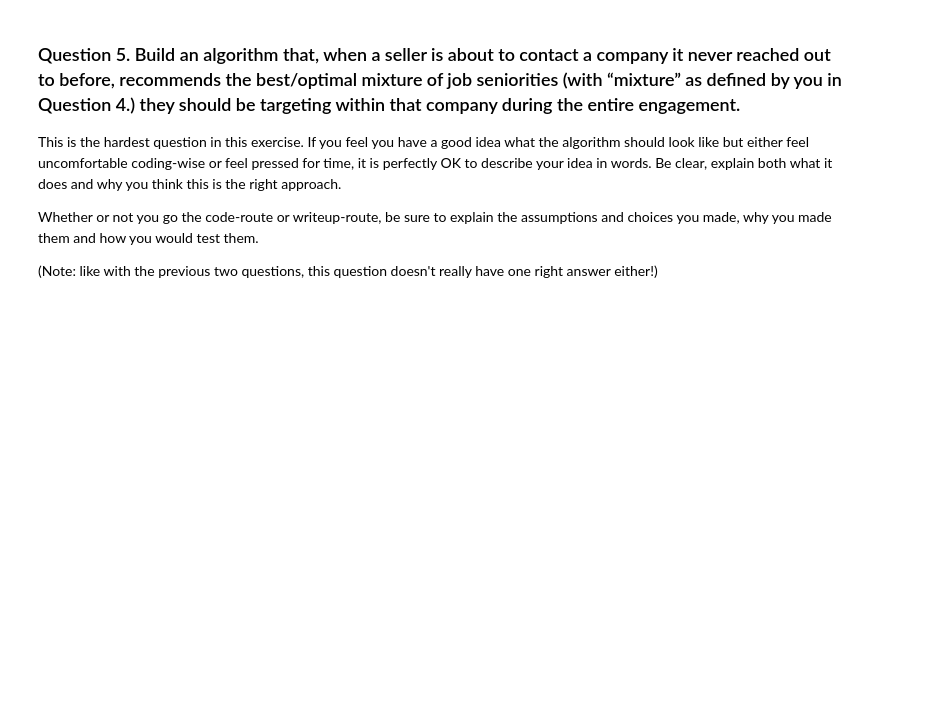
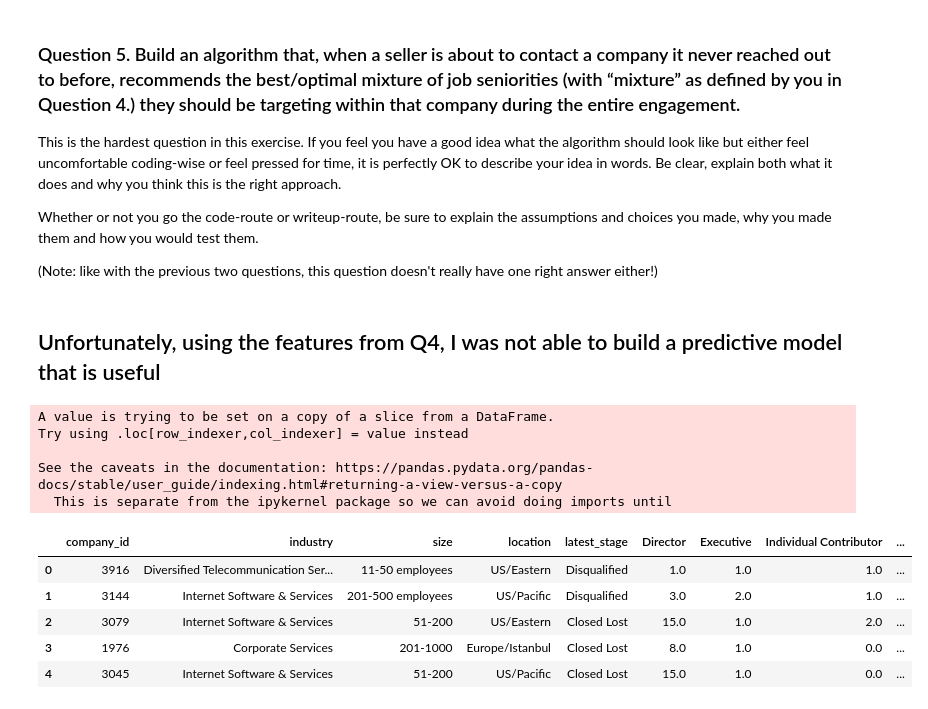
Before and after one commit to utcsox/DataScienceProjects, a Jupyter notebook: notebooks/exercise.ipynb, the cells around one changed output. Cells and saved outputs as stored; diff of their text form; code cells hidden in the pictures; blank space fills up the shorter version.

Commit message:
add latest notebook for

```diff
--- a/notebooks/exercise.ipynb
+++ b/notebooks/exercise.ipynb
@@ -106,0 +137,6 @@ Keep in mind that you get to decide what “mixture” means, so do begin your a
+# %%
+companies_seniority = touches_completed_persons_companies_opportunities[["person_id", "company_id", "job_seniority", "industry", "size", "location", "latest_stage"]]
+companies_seniority.drop_duplicates(inplace=True)
+companies_seniority = companies_seniority.groupby(['company_id', 'job_seniority']).count().reset_index()
+companies_seniority = companies_seniority[['company_id', 'job_seniority', 'person_id']]
+companies_seniority.head(5)
@@ -106,0 +153,20 @@ Keep in mind that you get to decide what “mixture” means, so do begin your a
+# %%
+# Convert it to a Dataframe that each row represent a company_id
+output = pd.DataFrame()
+
+for idx, group in companies_seniority.groupby('company_id'):
+    tmp_df = pd.DataFrame()
+    tmp_dict= {}
+    tmp = group.iloc[:, 1:]
+    tmp.rename(columns={"person_id": "counts"}, inplace=True)
+    for j in range(len(tmp)):
+        tmp_dict[tmp.iloc[j].values[0]] = tmp.iloc[j].values[1]
+
+
+    tmp2 = pd.DataFrame.from_dict(tmp_dict, orient='index').T
+    tmp2['company_id'] = idx
+    output = pd.concat([output, tmp2])
+
+
+output.fillna(0, inplace=True)
+output.head()
@@ -106,0 +180,3 @@ Keep in mind that you get to decide what “mixture” means, so do begin your a
+# %%
+q4_tmp = touches_completed_persons_companies_opportunities[['company_id', 'industry', 'size', 'location', 'latest_stage']]
+q4_tmp.drop_duplicates(inplace=True)
@@ -106,0 +187,4 @@ Keep in mind that you get to decide what “mixture” means, so do begin your a
+# %%
+# Mixture of job seniorities of people that a seller will touch for a deal was successfully signed
+q4 = pd.merge(q4_tmp, output, left_on = 'company_id', right_on ='company_id')
+q4[q4['latest_stage'] == 'Closed Won'].mean(axis=0)
@@ -112,3 +277,22 @@ This is the hardest question in this exercise. If you feel you have a good idea
 Whether or not you go the code-route or writeup-route, be sure to explain the assumptions and choices you made, why you made them and how you would test them.
 
 (Note: like with the previous two questions, this question doesn't really have one right answer either!)
+# %% [markdown]
+## Unfortunately, using the features from Q4, I was not able to build a predictive model that is useful
+# %%
+q5_tmp = q4.copy()
+q5 = q5_tmp[(q5_tmp['latest_stage'] == 'Closed Won') | (q5_tmp['latest_stage']=='Closed Lost') |  (q5_tmp['latest_stage']=='Disqualified')]
+q5['label'] = q5.latest_stage.map(lambda v:1 if v == 'Closed Won' else 0)
+q5.head(5)
+# %% [output]
+A value is trying to be set on a copy of a slice from a DataFrame.
+Try using .loc[row_indexer,col_indexer] = value instead
+
+See the caveats in the documentation: https://pandas.pydata.org/pandas-docs/stable/user_guide/indexing.html#returning-a-view-versus-a-copy
+  This is separate from the ipykernel package so we can avoid doing imports until
+|  | company_id | industry | size | location | latest_stage | Director | Executive | Individual Contributor | ... |
+| 0 | 3916 | Diversified Telecommunication Ser... | 11-50 employees | US/Eastern | Disqualified | 1.0 | 1.0 | 1.0 | ... |
+| 1 | 3144 | Internet Software & Services | 201-500 employees | US/Pacific | Disqualified | 3.0 | 2.0 | 1.0 | ... |
+| 2 | 3079 | Internet Software & Services | 51-200 | US/Eastern | Closed Lost | 15.0 | 1.0 | 2.0 | ... |
+| 3 | 1976 | Corporate Services | 201-1000 | Europe/Istanbul | Closed Lost | 8.0 | 1.0 | 0.0 | ... |
+| 4 | 3045 | Internet Software & Services | 51-200 | US/Pacific | Closed Lost | 15.0 | 1.0 | 0.0 | ... |
```
Also changed, not shown: parts of 22 cells of this notebook, 1 other file.
